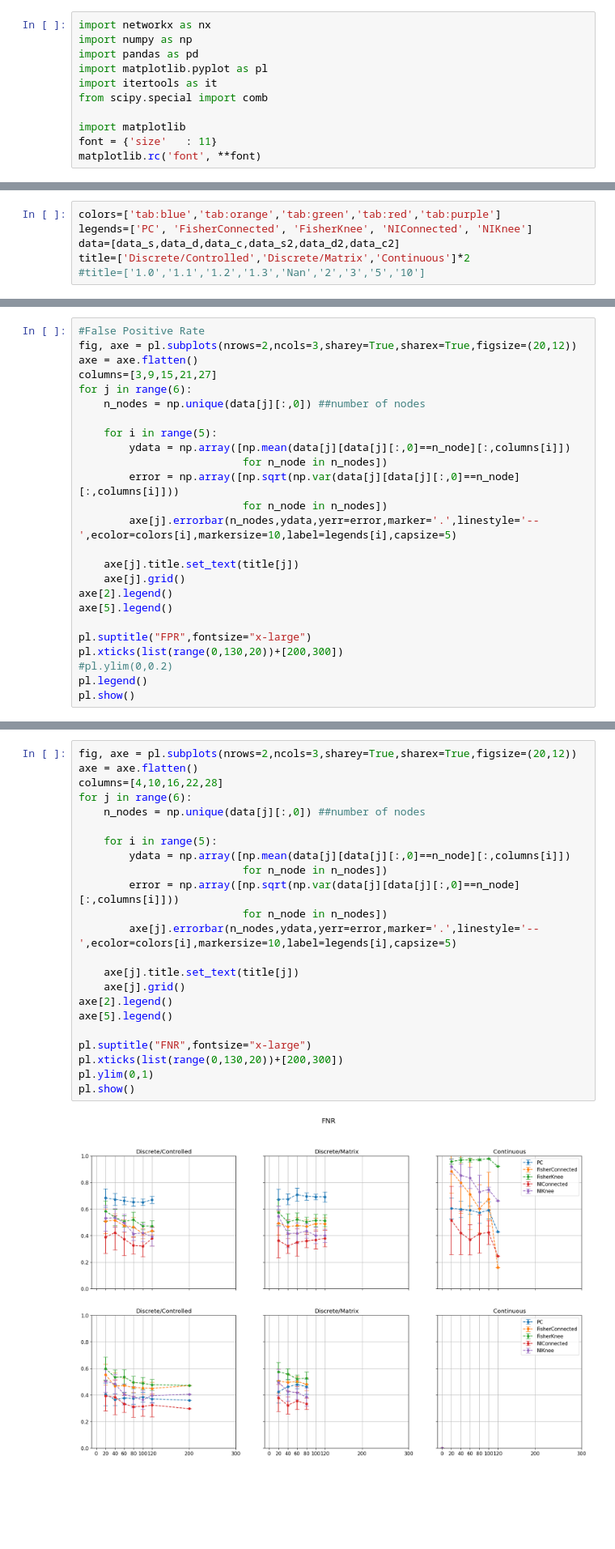
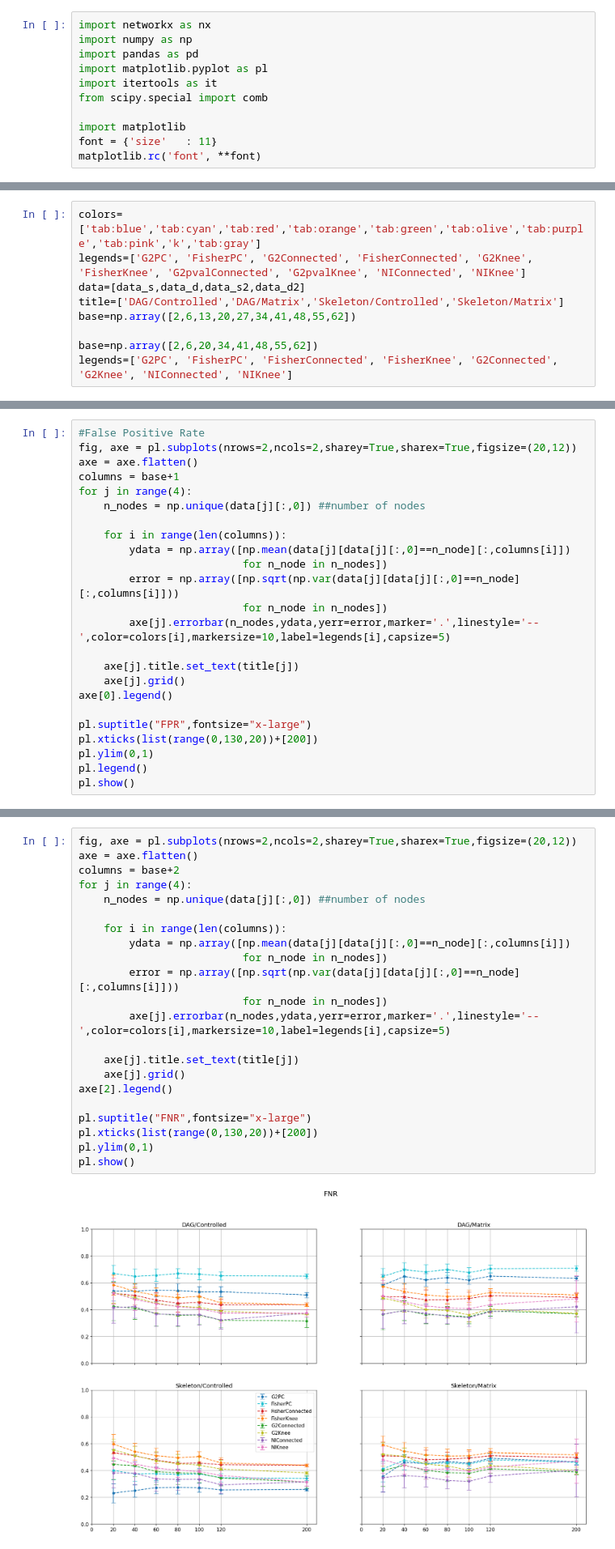
Before and after one commit to F-Barroso/Inference, a Jupyter notebook: Synthetic Data/Synthetic Data_Viewer.ipynb, the cells around one changed output, grey strips where cells are left out. Shown at 81% size. Cells and saved outputs as stored; diff of their text form; blank space fills up the shorter version.

```diff
--- a/Synthetic Data/Synthetic Data_Viewer.ipynb
+++ b/Synthetic Data/Synthetic Data_Viewer.ipynb
@@ -48,7 +21,10 @@ print()
 # %%
-colors=['tab:blue','tab:orange','tab:green','tab:red','tab:purple']
-legends=['PC', 'FisherConnected', 'FisherKnee', 'NIConnected', 'NIKnee']
-data=[data_s,data_d,data_c,data_s2,data_d2,data_c2]
-title=['Discrete/Controlled','Discrete/Matrix','Continuous']*2
-#title=['1.0','1.1','1.2','1.3','Nan','2','3','5','10']
+colors=['tab:blue','tab:cyan','tab:red','tab:orange','tab:green','tab:olive','tab:purple','tab:pink','k','tab:gray']
+legends=['G2PC', 'FisherPC', 'G2Connected', 'FisherConnected', 'G2Knee', 'FisherKnee', 'G2pvalConnected', 'G2pvalKnee', 'NIConnected', 'NIKnee']
+data=[data_s,data_d,data_s2,data_d2]
+title=['DAG/Controlled','DAG/Matrix','Skeleton/Controlled','Skeleton/Matrix']
+base=np.array([2,6,13,20,27,34,41,48,55,62])
+
+base=np.array([2,6,20,34,41,48,55,62])
+legends=['G2PC', 'FisherPC', 'FisherConnected', 'FisherKnee', 'G2Connected', 'G2Knee', 'NIConnected', 'NIKnee']
 # %%
@@ -143,26 +58,25 @@ print()
 # %%
 #False Positive Rate
-fig, axe = pl.subplots(nrows=2,ncols=3,sharey=True,sharex=True,figsize=(20,12))
+fig, axe = pl.subplots(nrows=2,ncols=2,sharey=True,sharex=True,figsize=(20,12))
 axe = axe.flatten()
-columns=[3,9,15,21,27]
-for j in range(6):
+columns = base+1
+for j in range(4):
     n_nodes = np.unique(data[j][:,0]) ##number of nodes
 
-    for i in range(5):
+    for i in range(len(columns)):
         ydata = np.array([np.mean(data[j][data[j][:,0]==n_node][:,columns[i]])
                           for n_node in n_nodes])
         error = np.array([np.sqrt(np.var(data[j][data[j][:,0]==n_node][:,columns[i]]))
                           for n_node in n_nodes])
-        axe[j].errorbar(n_nodes,ydata,yerr=error,marker='.',linestyle='--',ecolor=colors[i],markersize=10,label=legends[i],capsize=5)
+        axe[j].errorbar(n_nodes,ydata,yerr=error,marker='.',linestyle='--',color=colors[i],markersize=10,label=legends[i],capsize=5)
 
     axe[j].title.set_text(title[j])
     axe[j].grid()
-axe[2].legend()
-axe[5].legend()
+axe[0].legend()
 
 pl.suptitle("FPR",fontsize="x-large")
-pl.xticks(list(range(0,130,20))+[200,300])
-#pl.ylim(0,0.2)
+pl.xticks(list(range(0,130,20))+[200])
+pl.ylim(0,1)
 pl.legend()
 pl.show()
 # %% [output]
@@ -170,26 +84,25 @@ pl.show()
 # %%
-fig, axe = pl.subplots(nrows=2,ncols=3,sharey=True,sharex=True,figsize=(20,12))
+fig, axe = pl.subplots(nrows=2,ncols=2,sharey=True,sharex=True,figsize=(20,12))
 axe = axe.flatten()
-columns=[4,10,16,22,28]
-for j in range(6):
+columns = base+2
+for j in range(4):
     n_nodes = np.unique(data[j][:,0]) ##number of nodes
 
-    for i in range(5):
+    for i in range(len(columns)):
         ydata = np.array([np.mean(data[j][data[j][:,0]==n_node][:,columns[i]])
                           for n_node in n_nodes])
         error = np.array([np.sqrt(np.var(data[j][data[j][:,0]==n_node][:,columns[i]]))
                           for n_node in n_nodes])
-        axe[j].errorbar(n_nodes,ydata,yerr=error,marker='.',linestyle='--',ecolor=colors[i],markersize=10,label=legends[i],capsize=5)
+        axe[j].errorbar(n_nodes,ydata,yerr=error,marker='.',linestyle='--',color=colors[i],markersize=10,label=legends[i],capsize=5)
 
     axe[j].title.set_text(title[j])
     axe[j].grid()
 axe[2].legend()
-axe[5].legend()
 
 pl.suptitle("FNR",fontsize="x-large")
-pl.xticks(list(range(0,130,20))+[200,300])
+pl.xticks(list(range(0,130,20))+[200])
 pl.ylim(0,1)
 pl.show()
 # %% [output]
-[figure, old version]
+[figure, new version]
 # %%
```
Also changed, not shown: parts of 11 cells of this notebook, 2 other files.
